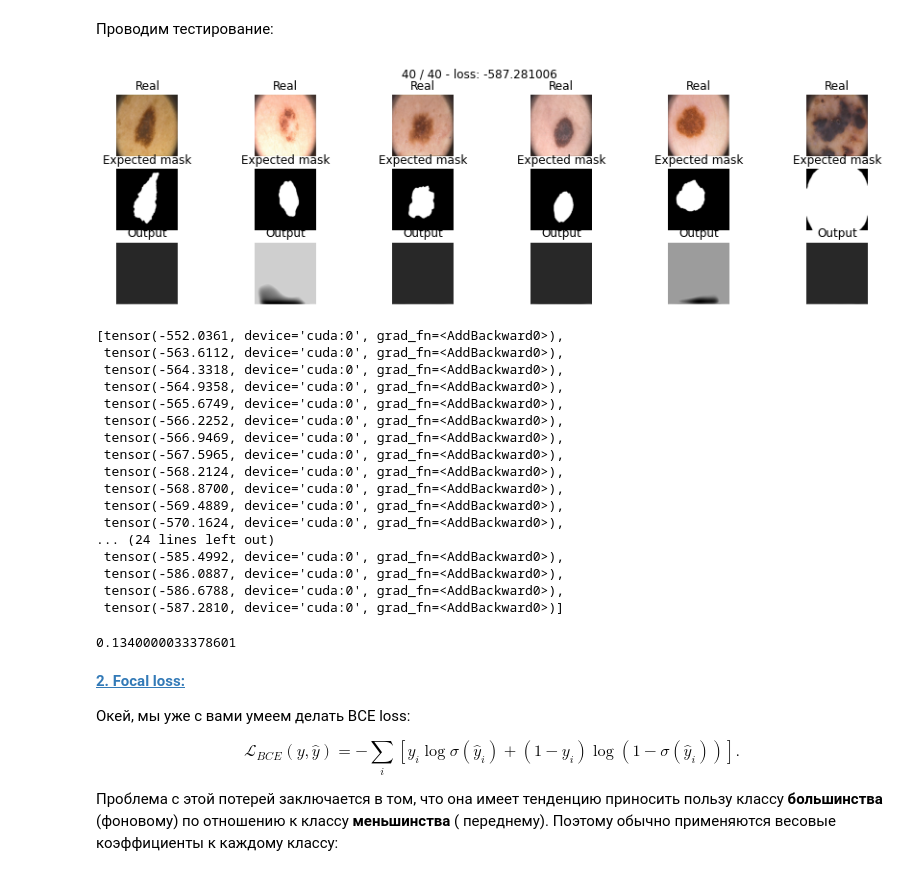
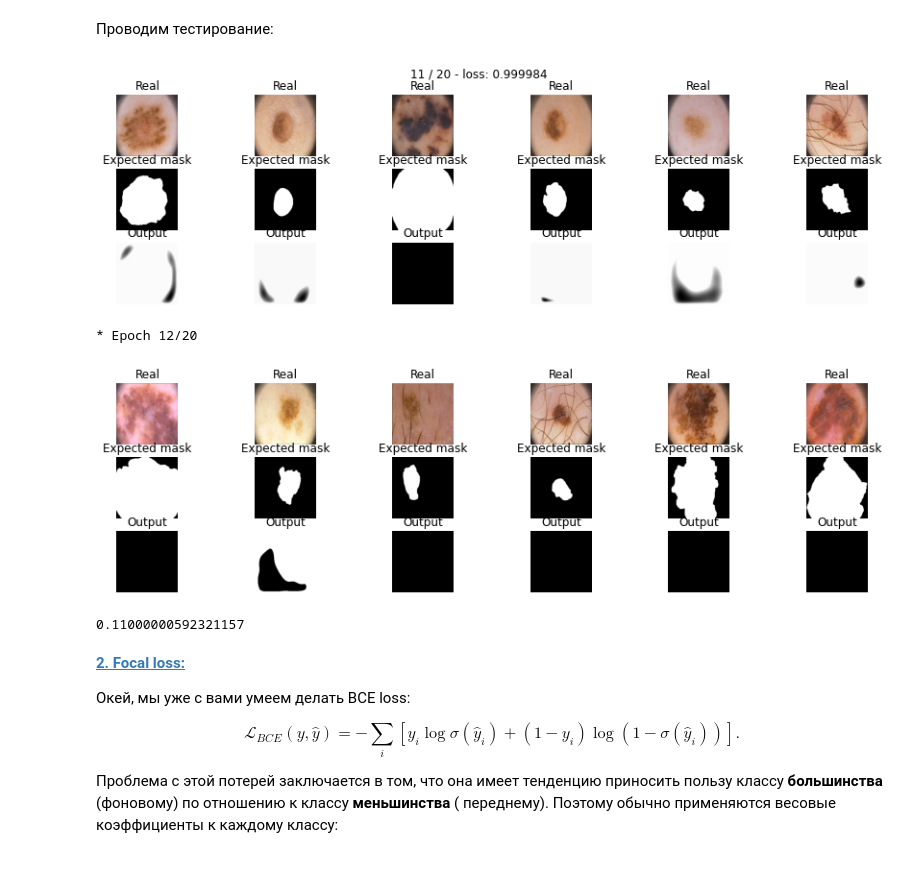
Before and after one commit to LevPerla/DLS_CV_Course, a Jupyter notebook: homeworks_2/[hw]semantic_segmentation.ipynb, the cells around one changed output. Saved outputs shown, nothing was run; the diff lists cells and outputs as text; code cells hidden in the pictures.

```diff
--- a/homeworks_2/[hw]semantic_segmentation.ipynb
+++ b/homeworks_2/[hw]semantic_segmentation.ipynb
@@ -119,7 +101,7 @@ print(len(tr), len(val), len(ts))
 #### PyTorch DataLoader
 # %%
 from torch.utils.data import DataLoader
-batch_size = 25
+batch_size = 10
 data_tr = DataLoader(list(zip(np.rollaxis(X[tr], 3, 1), Y[tr, np.newaxis])),
                      batch_size=batch_size, shuffle=True)
 data_val = DataLoader(list(zip(np.rollaxis(X[val], 3, 1), Y[val, np.newaxis])),
@@ -312,16 +275,18 @@ def bce_loss(y_real, y_pred):
 
 Мы определим цикл обучения в функции, чтобы мы могли повторно использовать его.
 # %%
-def train(model, opt, loss_fn, epochs, data_tr, data_val):
+def train(model, opt, loss_fn, epochs, data_tr, data_val, parience=10):
+    history = []
     X_val, Y_val = next(iter(data_val))
-
-    history = []
+    last_val_loss = 9999
+    i=0
 
     for epoch in range(epochs):
         tic = time()
         print('* Epoch %d/%d' % (epoch+1, epochs))
 
         avg_loss = 0
+        avg_val_loss = 0
         model.train()  # train mode
         for X_batch, Y_batch in data_tr:
             # data to device
@@ -337,15 +302,35 @@ def train(model, opt, loss_fn, epochs, data_tr, data_val):
 
             # calculate loss to show the user
             avg_loss += loss / len(data_tr)
+
+        #Cuda out of memory :(
+
+        # for X_val, Y_val in data_val:
+        #     val_loss = loss_fn(Y_val.to(device), model(X_val.to(device)))
+        #     avg_val_loss += val_loss / len(data_val)
+
+        avg_val_loss = loss_fn(Y_val.to(device), model(X_val.to(device)))
+
+        if last_val_loss > avg_val_loss:
+          last_val_loss = avg_val_loss
+          i=0
+        elif i >= parience:
+          break
+        else:
+          i+=1
+
         toc = time()
+
         print('loss: %f' % avg_loss)
+        print('val loss: %f' % avg_val_loss)
 
         # show intermediate results
         X_batch_hat = X_batch.detach().to('cpu')
         Y_train_hat = Y_batch.detach().to('cpu')
         Y_hat = Y_pred.detach().to('cpu') # detach and put into cpu
 
-        history.append(avg_loss)
+        # history.append(avg_loss)
+        history.append(avg_val_loss)
 
         # Visualize tools
         clear_output(wait=True)
@@ -441,7 +451,7 @@ def dice_loss(y_real, y_pred):
     eps = 1e-8
 
     num = y_pred.size(0)
-    den = torch.sum(2 * y_real * y_pred / (y_real + y_pred + eps)) / (num**2)
+    den = torch.sum(2. * torch.abs(y_real * y_pred * eps) / (y_real + y_pred + eps)) / (num**2)
     res = 1. - den
     return res
 # %% [markdown]
@@ -449,32 +459,17 @@ def dice_loss(y_real, y_pred):
 # %%
 model_dice = SegNet().to(device)
 
-max_epochs = 40
+max_epochs = 20
 optimaizer = optim.Adam(model_dice.parameters())
-train(model_dice, optimaizer, dice_loss, max_epochs, data_tr, data_val)
+train(model_dice, optimaizer, dice_loss, max_epochs, data_tr, data_val);
 # %% [output]
-[figure, old version]
+[figure, new version]
-[tensor(-552.0361, device='cuda:0', grad_fn=<AddBackward0>),
- tensor(-563.6112, device='cuda:0', grad_fn=<AddBackward0>),
- tensor(-564.3318, device='cuda:0', grad_fn=<AddBackward0>),
- tensor(-564.9358, device='cuda:0', grad_fn=<AddBackward0>),
- tensor(-565.6749, device='cuda:0', grad_fn=<AddBackward0>),
- tensor(-566.2252, device='cuda:0', grad_fn=<AddBackward0>),
- tensor(-566.9469, device='cuda:0', grad_fn=<AddBackward0>),
- tensor(-567.5965, device='cuda:0', grad_fn=<AddBackward0>),
- tensor(-568.2124, device='cuda:0', grad_fn=<AddBackward0>),
- tensor(-568.8700, device='cuda:0', grad_fn=<AddBackward0>),
- tensor(-569.4889, device='cuda:0', grad_fn=<AddBackward0>),
- tensor(-570.1624, device='cuda:0', grad_fn=<AddBackward0>),
-... (24 lines left out)
- tensor(-585.4992, device='cuda:0', grad_fn=<AddBackward0>),
- tensor(-586.0887, device='cuda:0', grad_fn=<AddBackward0>),
- tensor(-586.6788, device='cuda:0', grad_fn=<AddBackward0>),
- tensor(-587.2810, device='cuda:0', grad_fn=<AddBackward0>)]
+* Epoch 12/20
 # %%
-score_model(model_dice, iou_pytorch, data_val)
+score_model(model_dice, iou_pytorch, data_val, threshold=0.5)
 # %% [output]
+[figure, added]
-0.1340000033378601
+0.11000000592321157
 # %% [markdown]
 [**2. Focal loss:**](https://arxiv.org/pdf/1708.02002.pdf)
 
```
Also changed, not shown: parts of 21 cells of this notebook.
